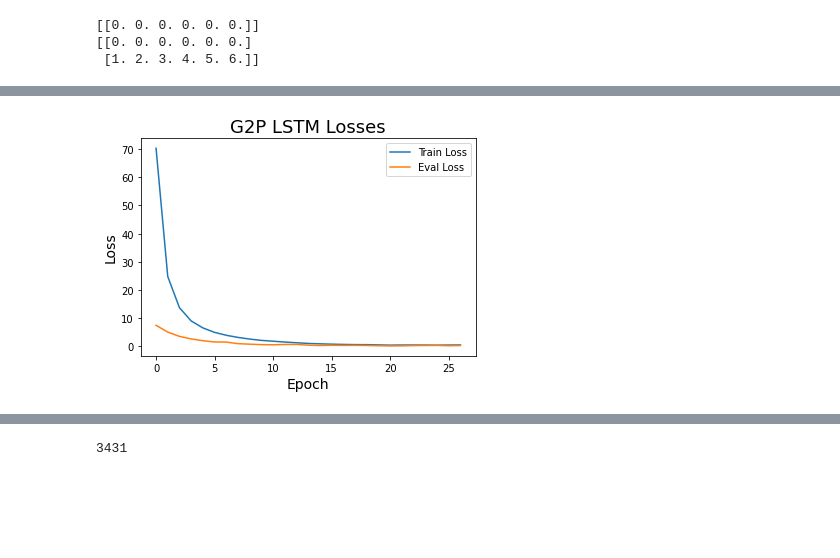
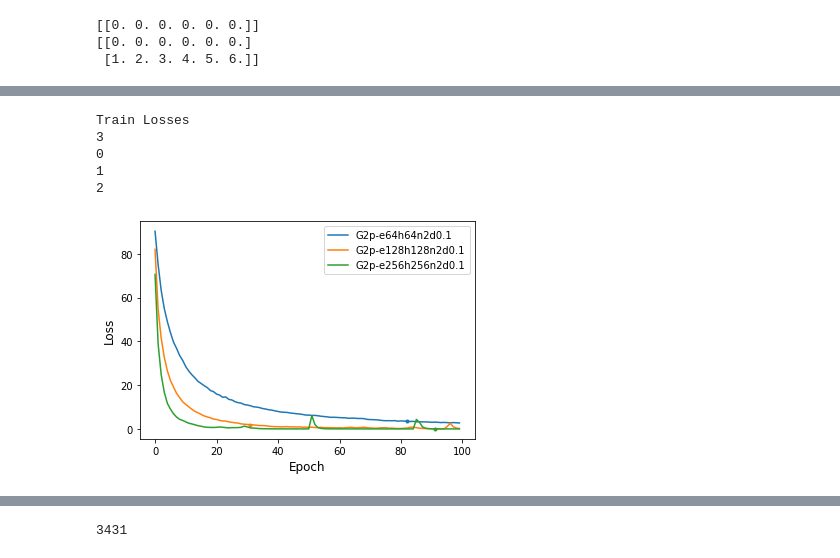
Before and after one commit to JulianHerreilers/afrTTS1, a Jupyter notebook: G2P/G2P_LSTM.ipynb, the cells around one changed output, grey strips where cells are left out. Saved outputs shown, nothing was run; the diff lists cells and outputs as text; code cells hidden in the pictures; blank space fills up the shorter version.

Commit message:
added graphs for evaluation

```diff
--- a/G2P/G2P_LSTM.ipynb
+++ b/G2P/G2P_LSTM.ipynb
@@ -162,8 +162,8 @@ def DataLoading(dict_file_name, data_split):
 # print(train_phonemes[0])
 # %%
 split = [0.8, 0.1, 0.1]
-#train_word, train_phonemes, test_word, test_phonemes, eval_word, eval_phonemes = DataLoading(cfg.dict_name, split)
-train_word, train_phonemes, eval_word, eval_phonemes = DataLoading(cfg.dict_name, split)
+train_word, train_phonemes, test_word, test_phonemes, eval_word, eval_phonemes = DataLoading(cfg.dict_name, split)
+#train_word, train_phonemes, eval_word, eval_phonemes = DataLoading(cfg.dict_name, split)
 #Sanity Check
 print(len(train_phonemes))
 print(len(eval_phonemes))
@@ -326,7 +330,7 @@ class G2PModel(nn.Module):
         self.dec = decoder
         self.device = device
 
-    def forward(self, graph_seq, graph_seq_len,phone_seq_len, decoder_inputs, phoneme_target_vec = None, training = False, teacher_forcing = cfg.teacher_forcing_ratio):
+    def forward(self, graph_seq, graph_seq_len,phone_seq_len, decoder_inputs, phoneme_target_vec = None, training = False, teacher_forcing = cfg.p_tf):
 
         #Obtain hidden and context vectors from encoder
         hidden_init, context_init = self.enc(graph_seq, graph_seq_len)
@@ -657,0 +707,22 @@ print(best_epoch)
+# %%
+hidden_eval_sizes = [64,128,256]
+embed_eval_sizes = [64,128,256]
+combined_best_epochs = []
+combined_models_losses = []
+#print(combined_models_losses.shape)
+epochs = 100
+
+for (i,j) in zip(hidden_eval_sizes, embed_eval_sizes):
+    a,b,c = compare_models(i,j,  2, epochs)
+    combined_best_epochs.append((a,b))
+    combined_models_losses.append(c)
+    #print(combined_models_losses.shape)
+    print(c.shape)
+combined_models_losses=np.array(combined_models_losses)
+
+
+
+
+
+print(combined_best_epochs)
+print(combined_models_losses.shape)
@@ -658,15 +753,27 @@ print(best_epoch)
 # %%
 # import matplotlib.pyplot as plt
 # # from importlib import reload
 # # plt=reload(plt)
-plt.title('G2P LSTM Losses',fontsize=18)
-plt.xlabel('Epoch',fontsize=14)
-plt.ylabel('Loss',fontsize=14)
 
-plt.plot(combined_losses[:,0], combined_losses[:,1], label="Train Loss")
-plt.plot(combined_losses[:,0], combined_losses[:,2], label="Eval Loss")
+
+#plt.title('G2P LSTM Train Losses',fontsize=18)
+print("Train Losses")
+plt.xlabel('Epoch',fontsize=12)
+plt.ylabel('Loss',fontsize=12)
+print(len(combined_models_losses))
+ax = plt.gca()
+for (i,j) in zip(range(len(combined_models_losses)), combined_best_epochs):
+    print(i)
+    color = next(ax._get_lines.prop_cycler)['color']
+    plt.plot(combined_models_losses[i,:,0], combined_models_losses[i,:,1], label=j[0], color=color)
+    plt. plot(j[1], combined_models_losses[i,j[1],1],linewidth=2, marker ='.', color=color)
 plt.locator_params(axis="x", integer=True, tight=True)
 plt.legend(loc="upper right")
 plt.show()
 # %% [output]
+Train Losses
+3
+0
+1
+2
-[figure, old version]
+[figure, new version]
```
Also changed, not shown: parts of 20 cells of this notebook.
